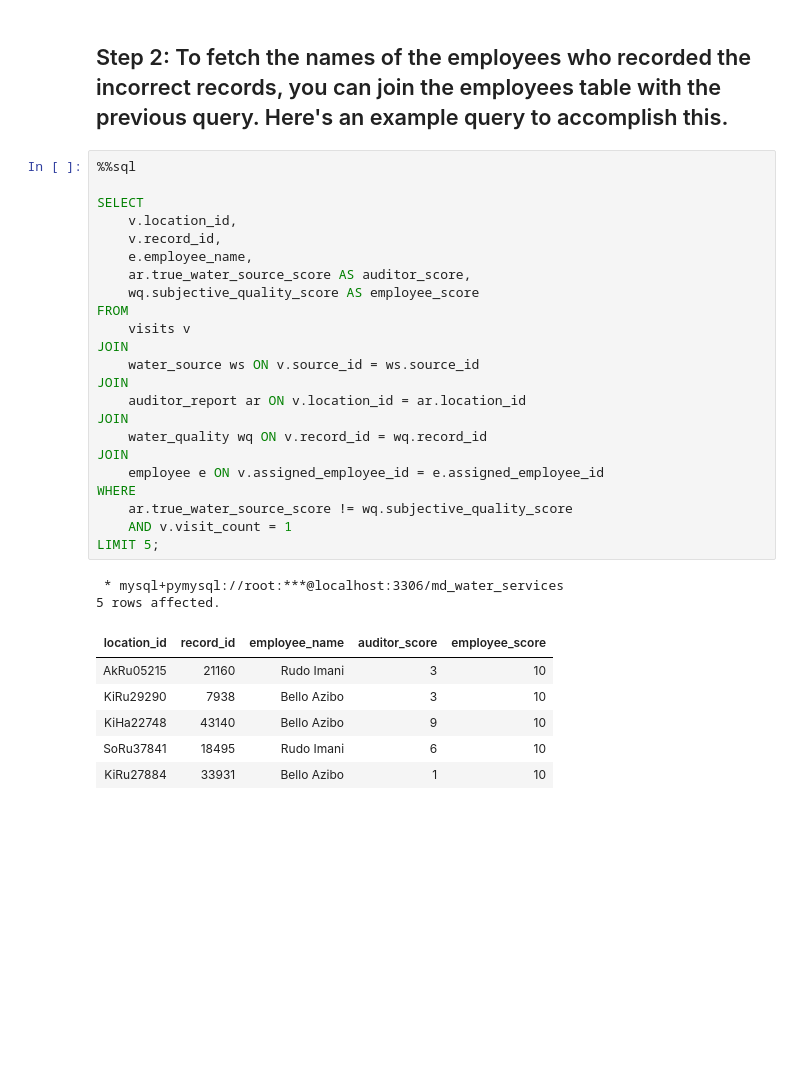
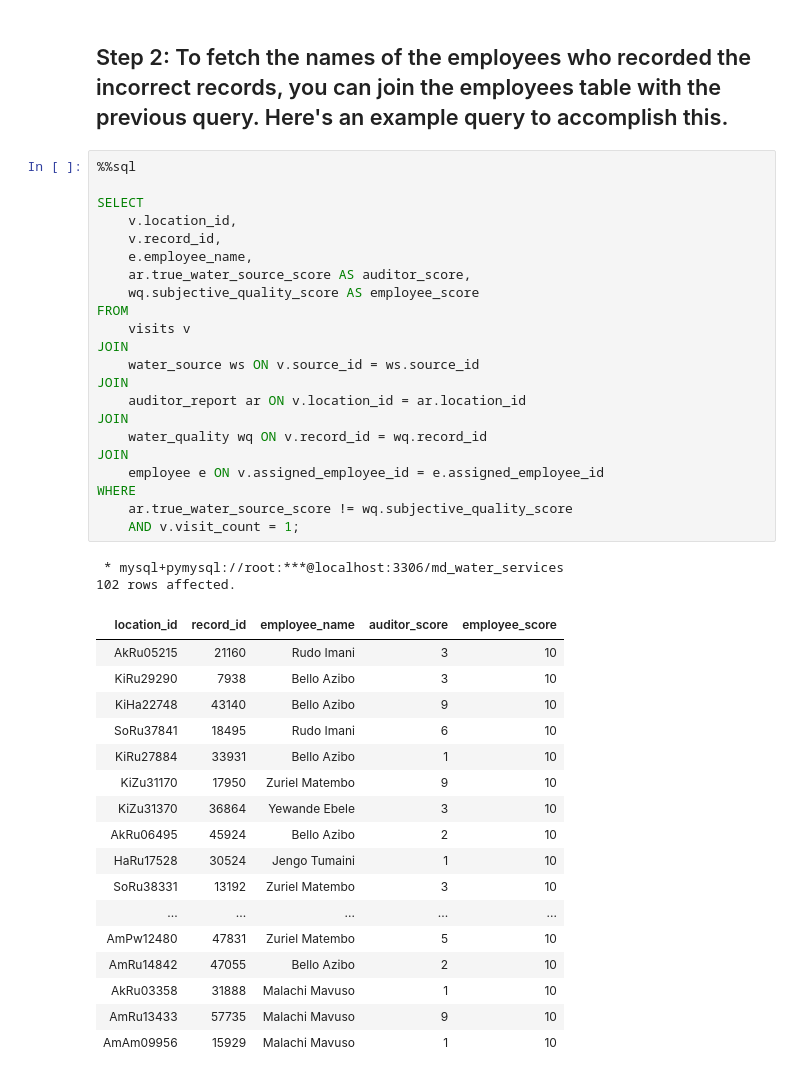
Before and after one commit to enockmbaraka/sqlchemy, a Jupyter notebook: Maji_Ndogo_Part_3/Maji_Ndogo_Project_3.ipynb, the cells around one changed output. Cells and saved outputs as stored; diff of their text form; blank space fills up the shorter version.

```diff
--- a/Maji_Ndogo_Part_3/Maji_Ndogo_Project_3.ipynb
+++ b/Maji_Ndogo_Part_3/Maji_Ndogo_Project_3.ipynb
@@ -317,32 +416,42 @@ LIMIT 5;
 # %%
 %%sql
 
 SELECT
     v.location_id,
     v.record_id,
     e.employee_name,
     ar.true_water_source_score AS auditor_score,
     wq.subjective_quality_score AS employee_score
 FROM
     visits v
 JOIN
     water_source ws ON v.source_id = ws.source_id
 JOIN
     auditor_report ar ON v.location_id = ar.location_id
 JOIN
     water_quality wq ON v.record_id = wq.record_id
 JOIN
     employee e ON v.assigned_employee_id = e.assigned_employee_id
 WHERE
     ar.true_water_source_score != wq.subjective_quality_score
-    AND v.visit_count = 1
-LIMIT 5;
+    AND v.visit_count = 1;
 # %% [output]
  * mysql+pymysql://root:***@localhost:3306/md_water_services
-5 rows affected.
+102 rows affected.
 | location_id | record_id | employee_name | auditor_score | employee_score |
 | AkRu05215 | 21160 | Rudo Imani | 3 | 10 |
 | KiRu29290 | 7938 | Bello Azibo | 3 | 10 |
 | KiHa22748 | 43140 | Bello Azibo | 9 | 10 |
 | SoRu37841 | 18495 | Rudo Imani | 6 | 10 |
 | KiRu27884 | 33931 | Bello Azibo | 1 | 10 |
+| KiZu31170 | 17950 | Zuriel Matembo | 9 | 10 |
+| KiZu31370 | 36864 | Yewande Ebele | 3 | 10 |
+| AkRu06495 | 45924 | Bello Azibo | 2 | 10 |
+| HaRu17528 | 30524 | Jengo Tumaini | 1 | 10 |
+| SoRu38331 | 13192 | Zuriel Matembo | 3 | 10 |
+| ... | ... | ... | ... | ... |
+| AmPw12480 | 47831 | Zuriel Matembo | 5 | 10 |
+| AmRu14842 | 47055 | Bello Azibo | 2 | 10 |
+| AkRu03358 | 31888 | Malachi Mavuso | 1 | 10 |
+| AmRu13433 | 57735 | Malachi Mavuso | 9 | 10 |
+| AmAm09956 | 15929 | Malachi Mavuso | 1 | 10 |
```
Also changed, not shown: parts of 10 cells of this notebook.
